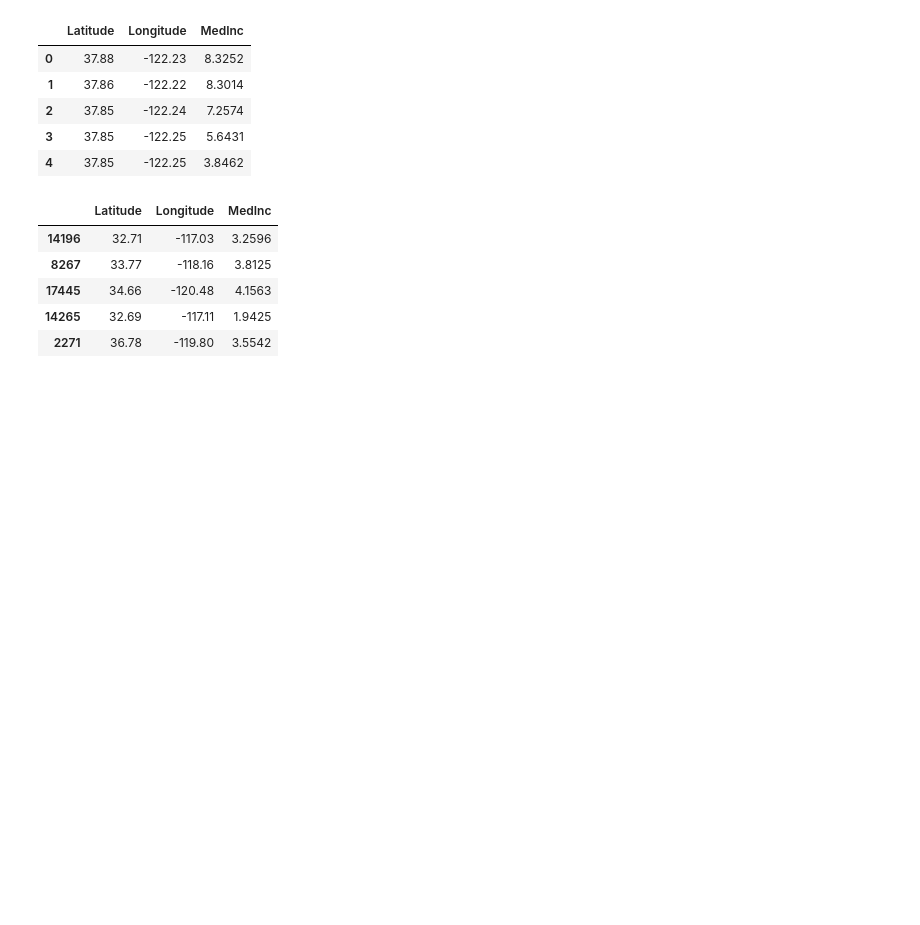
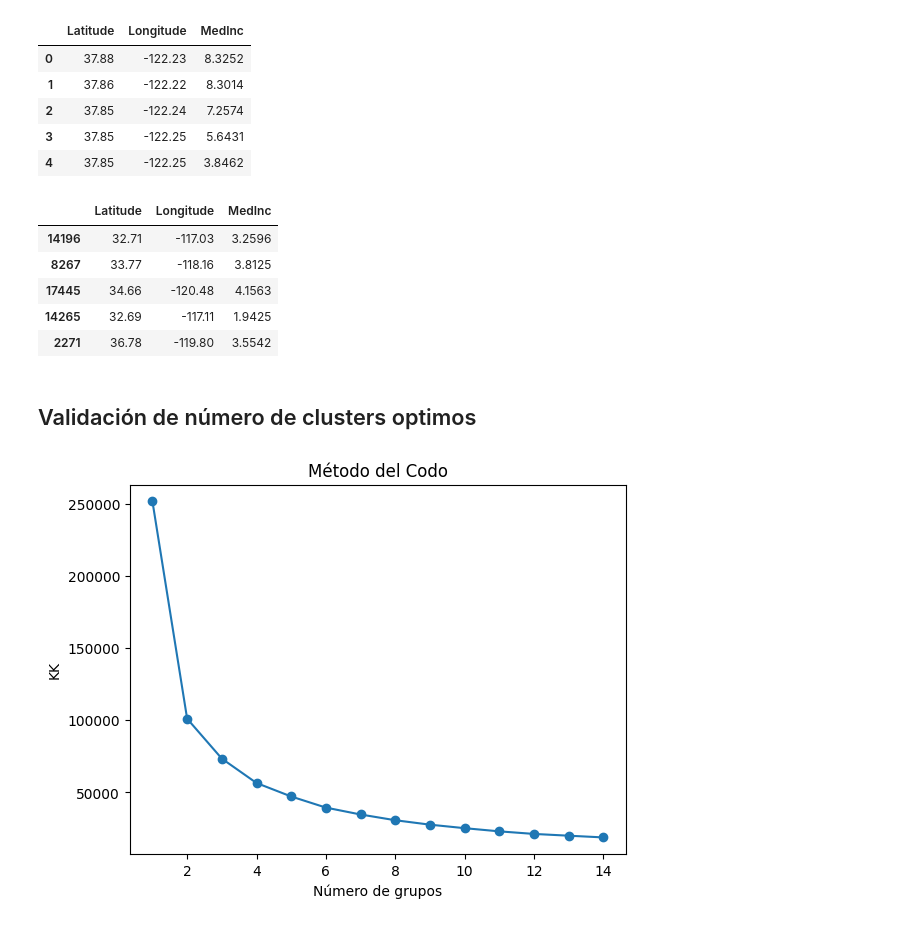
Before and after one commit to Bere333/k_medias_proyect, a Jupyter notebook: src/k_means.ipynb, the cells around one changed output. Cells and saved outputs as stored; diff of their text form; code cells hidden in the pictures; blank space fills up the shorter version.

Commit message:
added kmeans and silhouette score

```diff
--- a/src/k_means.ipynb
+++ b/src/k_means.ipynb
@@ -57,3 +57,24 @@ X_train.head()
 | 17445 | 34.66 | -120.48 | 4.1563 |
 | 14265 | 32.69 | -117.11 | 1.9425 |
 | 2271 | 36.78 | -119.80 | 3.5542 |
+# %% [markdown]
+## Validación de número de clusters optimos
+# %%
+### Busqueda de El K
+import matplotlib.pyplot as plt
+from sklearn.cluster import KMeans
+
+KK = []
+for k in range(1, 15):
+    kmeans = KMeans(n_clusters=k, init='k-means++', max_iter=300, n_init=10, random_state=42)
+    kmeans.fit(X)
+    KK.append(kmeans.inertia_)
+
+# Gráfico del codo
+plt.plot(range(1, 15), KK, marker='o')
+plt.title('Método del Codo')
+plt.xlabel('Número de grupos')
+plt.ylabel('KK')
+plt.show()
+# %% [output]
+[figure, added]
```
Also changed, not shown: parts of 1 cell of this notebook.
